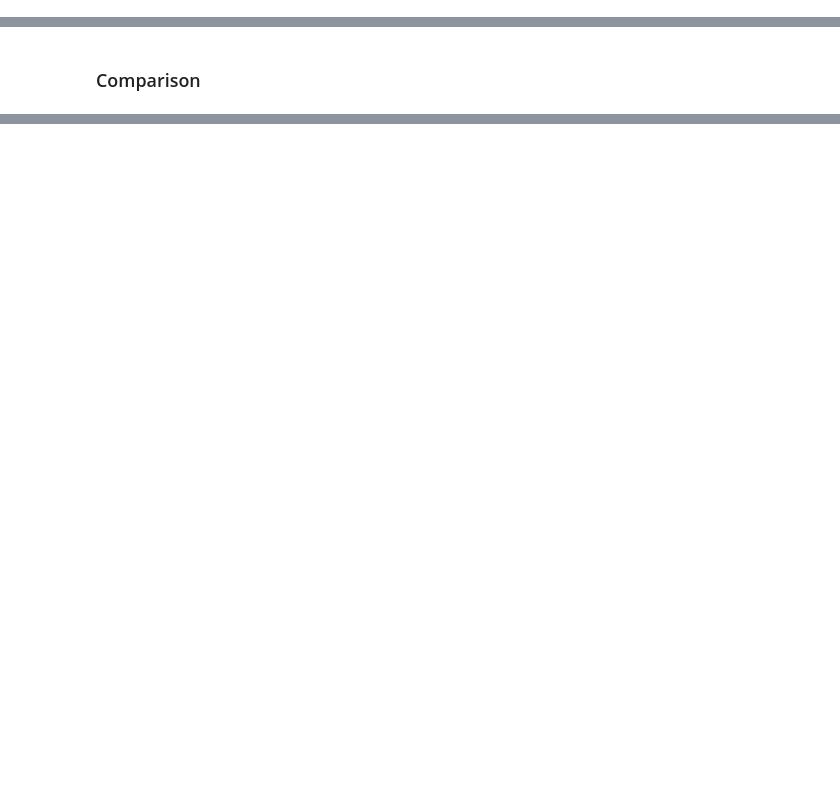
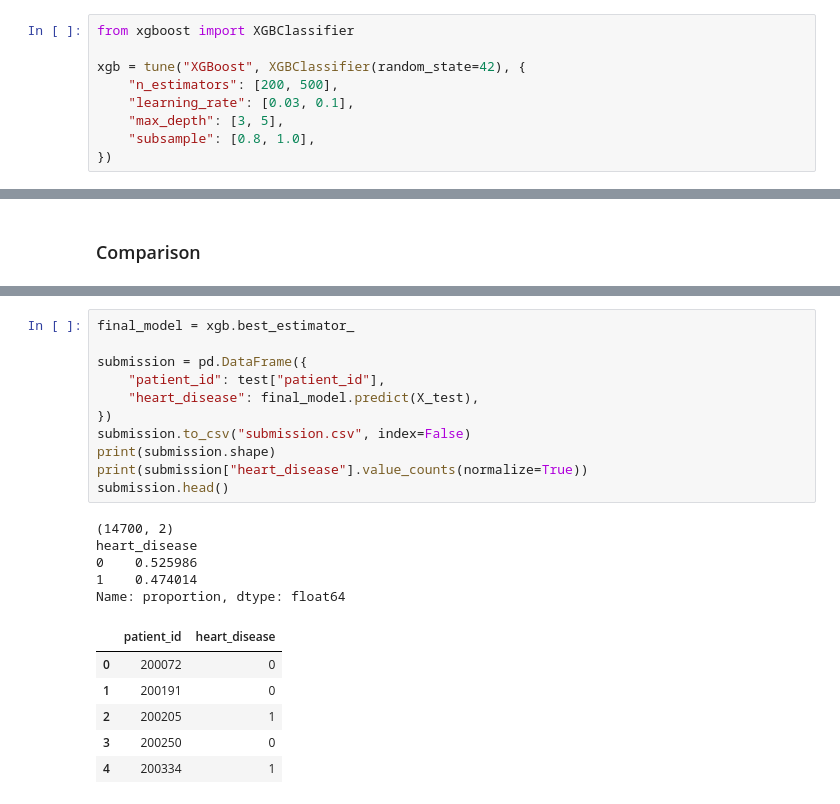
Before and after one commit to CarterDeslauriers/applied-stats-r, a Jupyter notebook: Assignments/heart_disease.ipynb, the cells around one changed output, grey strips where cells are left out. Saved outputs shown, nothing was run; the diff lists cells and outputs as text; blank space fills up the shorter version.

Commit message:
Add heart disease Kaggle project: notebook, notes, slides PDF, AI statement
Co-Authored-By: Claude Opus 5.5 <noreply@anthropic.com>

```diff
--- a/Assignments/heart_disease.ipynb
+++ b/Assignments/heart_disease.ipynb
@@ -286,0 +290,9 @@ Best CV accuracy: 0.7257
+# %%
+from xgboost import XGBClassifier
+
+xgb = tune("XGBoost", XGBClassifier(random_state=42), {
+    "n_estimators": [200, 500],
+    "learning_rate": [0.03, 0.1],
+    "max_depth": [3, 5],
+    "subsample": [0.8, 1.0],
+})
@@ -296,0 +319,23 @@ dtype: float64
+# %%
+final_model = xgb.best_estimator_
+
+submission = pd.DataFrame({
+    "patient_id": test["patient_id"],
+    "heart_disease": final_model.predict(X_test),
+})
+submission.to_csv("submission.csv", index=False)
+print(submission.shape)
+print(submission["heart_disease"].value_counts(normalize=True))
+submission.head()
+# %% [output]
+(14700, 2)
+heart_disease
+0    0.525986
+1    0.474014
+Name: proportion, dtype: float64
+|  | patient_id | heart_disease |
+| 0 | 200072 | 0 |
+| 1 | 200191 | 0 |
+| 2 | 200205 | 1 |
+| 3 | 200250 | 0 |
+| 4 | 200334 | 1 |
```
Also changed, not shown: parts of 4 cells of this notebook, 3 other files.
